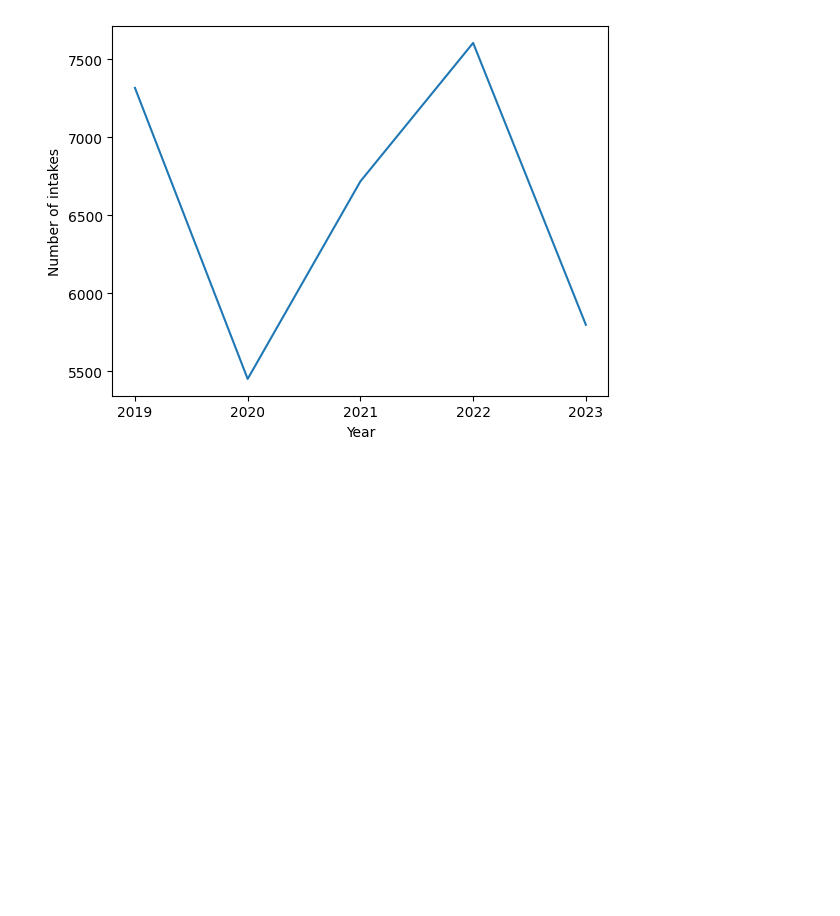
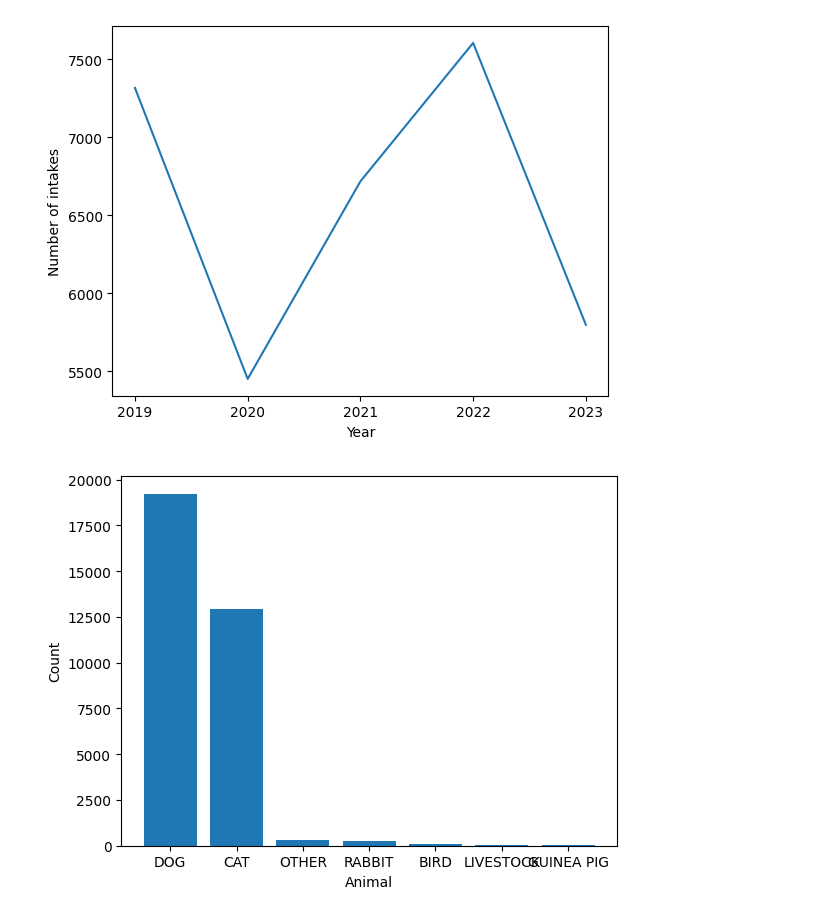
Before and after one commit to jmpurvis0/Capstone-Project, a Jupyter notebook: Animal Data.ipynb, the cells around one changed output. Cells and saved outputs as stored; diff of their text form; code cells hidden in the pictures; blank space fills up the shorter version.

```diff
--- a/Animal Data.ipynb
+++ b/Animal Data.ipynb
@@ -148,3 +148,14 @@ plt.show()
 0  2022   7605
 3  2023   5799
 [figure]
+# %%
+animal_count_df = df.value_counts('animaltype').reset_index()
+animal_count_df.columns = ['animal', 'count']
+animal_count_df.sort_values(['count'])
+
+plt.bar(animal_count_df['animal'], animal_count_df['count'])
+plt.xlabel('Animal')
+plt.ylabel('Count')
+plt.show()
+# %% [output]
+[figure, added]
```
